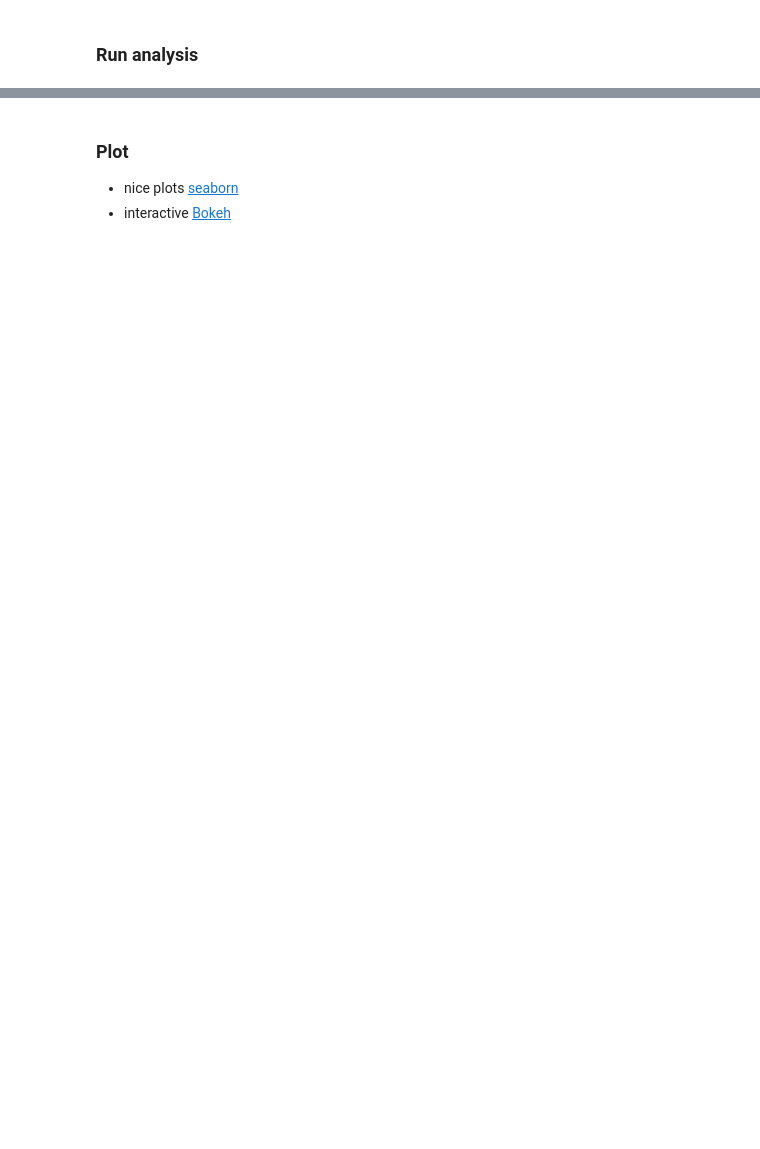
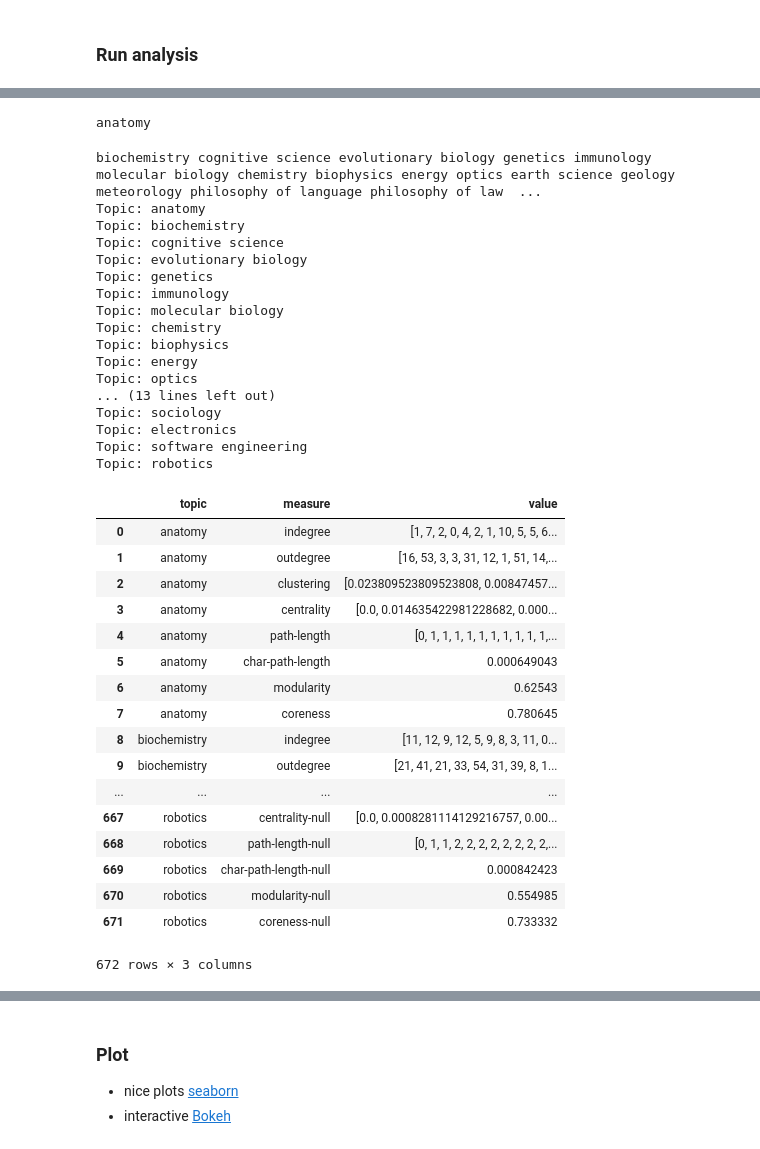
Before and after one commit to harangju/wikinet, a Jupyter notebook: analysis/analyze-network-measures.ipynb, the cells around one changed output, grey strips where cells are left out. Saved outputs shown, nothing was run; the diff lists cells and outputs as text; code cells hidden in the pictures; blank space fills up the shorter version.

```diff
--- a/analysis/analyze-network-measures.ipynb
+++ b/analysis/analyze-network-measures.ipynb
@@ -143,0 +74,24 @@ for topic in stats.keys():
+# %%
+import bct
+import numpy as np
+import pandas as pd
+import networkx as nx
+from networkx import Graph
+from networkx import DiGraph
+from networkx.algorithms.cluster import clustering
+from networkx.algorithms import betweenness_centrality
+from networkx.convert_matrix import to_numpy_array
+from networkx.algorithms.community import greedy_modularity_communities
+from networkx.algorithms.community.quality import modularity
+
+measures = {'indegree': lambda g: [x[1] for x in g.in_degree],
+            'outdegree': lambda g: [x[1] for x in g.out_degree],
+            'clustering': lambda g: list(clustering(g).values()),
+            'centrality': lambda g: list(betweenness_centrality(g).values()),
+            'path-length': lambda g: [y for x in list(nx.shortest_path_length(g))
+                                      for y in list(x[1].values())],
+            'char-path-length': lambda g: bct.charpath(to_numpy_array(g))[0],
+            'modularity': lambda g: modularity(Graph(g),
+                                               greedy_modularity_communities(Graph(g))),
+            'coreness': lambda g: bct.core_periphery_dir(to_numpy_array(g))[1]}
+measures
@@ -143,0 +107,56 @@ for topic in stats.keys():
+# %%
+df = pd.DataFrame(columns=['topic','measure','value'])
+for topic, network in networks.items():
+    print(topic, end=' ')
+    df = pd.concat([df] +
+                   [pd.DataFrame([[topic, measure, func(network.graph)]],
+                                 columns=['topic','measure','value'])
+                    for measure, func in measures.items()],
+                   ignore_index=True)
+print('')
+for topic, null_networks in nulls.items():
+    print(topic, end=' ')
+    for network in null_networks:
+        df = pd.concat([df] +
+                       [pd.DataFrame([[topic, measure+'-null', func(network.graph)]],
+                                     columns=['topic','measure','value'])
+                        for measure, func in measures.items()],
+                       ignore_index=True)
+df
+# %% [output]
+anatomy
+biochemistry cognitive science evolutionary biology genetics immunology molecular biology chemistry biophysics energy optics earth science geology meteorology philosophy of language philosophy of law  ...
+Topic: anatomy
+Topic: biochemistry
+Topic: cognitive science
+Topic: evolutionary biology
+Topic: genetics
+Topic: immunology
+Topic: molecular biology
+Topic: chemistry
+Topic: biophysics
+Topic: energy
+Topic: optics
+... (13 lines left out)
+Topic: sociology
+Topic: electronics
+Topic: software engineering
+Topic: robotics
+|  | topic | measure | value |
+| 0 | anatomy | indegree | [1, 7, 2, 0, 4, 2, 1, 10, 5, 5, 6... |
+| 1 | anatomy | outdegree | [16, 53, 3, 3, 31, 12, 1, 51, 14,... |
+| 2 | anatomy | clustering | [0.023809523809523808, 0.00847457... |
+| 3 | anatomy | centrality | [0.0, 0.014635422981228682, 0.000... |
+| 4 | anatomy | path-length | [0, 1, 1, 1, 1, 1, 1, 1, 1, 1, 1,... |
+| 5 | anatomy | char-path-length | 0.000649043 |
+| 6 | anatomy | modularity | 0.62543 |
+| 7 | anatomy | coreness | 0.780645 |
+| 8 | biochemistry | indegree | [11, 12, 9, 12, 5, 9, 8, 3, 11, 0... |
+| 9 | biochemistry | outdegree | [21, 41, 21, 33, 54, 31, 39, 8, 1... |
+| ... | ... | ... | ... |
+| 667 | robotics | centrality-null | [0.0, 0.0008281114129216757, 0.00... |
+| 668 | robotics | path-length-null | [0, 1, 1, 2, 2, 2, 2, 2, 2, 2, 2,... |
+| 669 | robotics | char-path-length-null | 0.000842423 |
+| 670 | robotics | modularity-null | 0.554985 |
+| 671 | robotics | coreness-null | 0.733332 |
+672 rows × 3 columns
```
Also changed, not shown: parts of 25 cells of this notebook.
